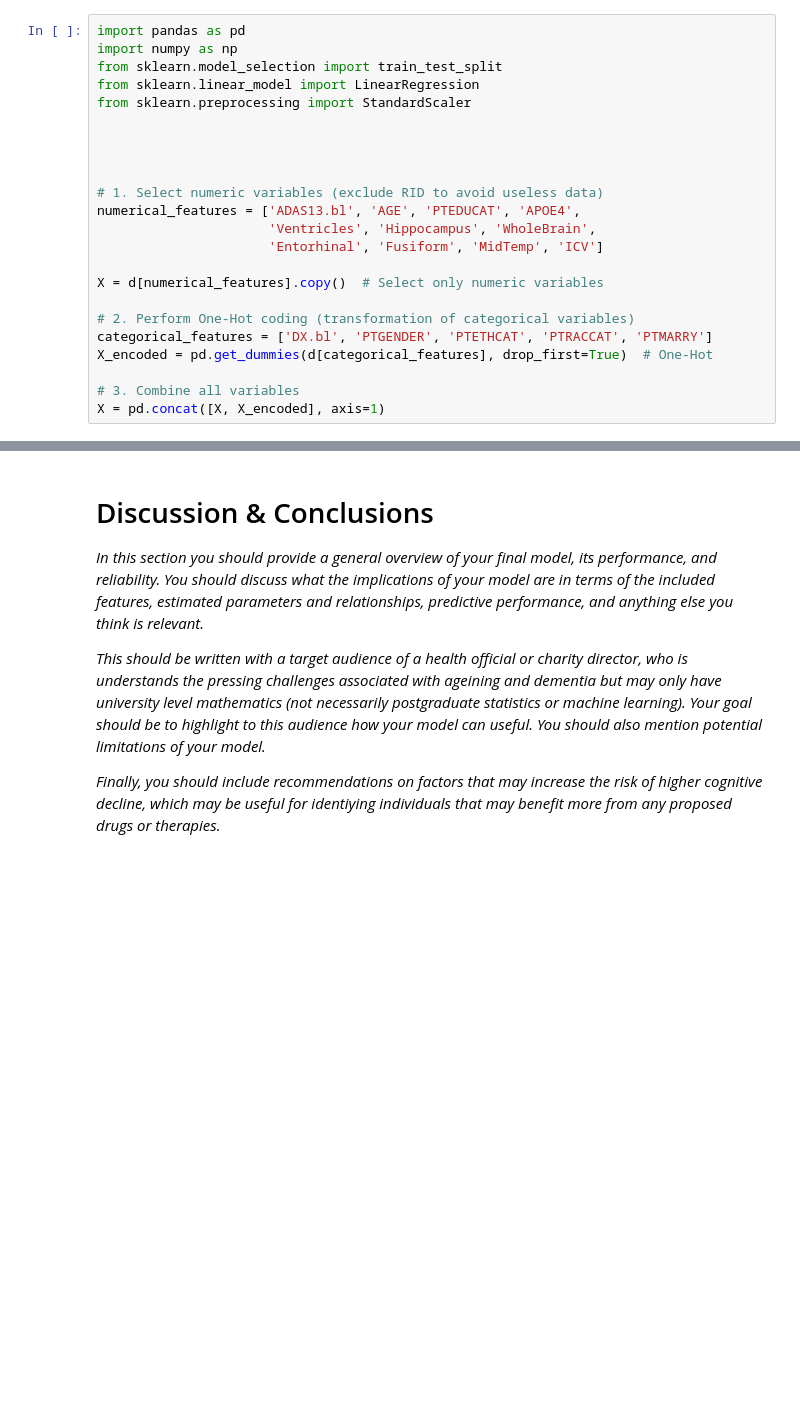
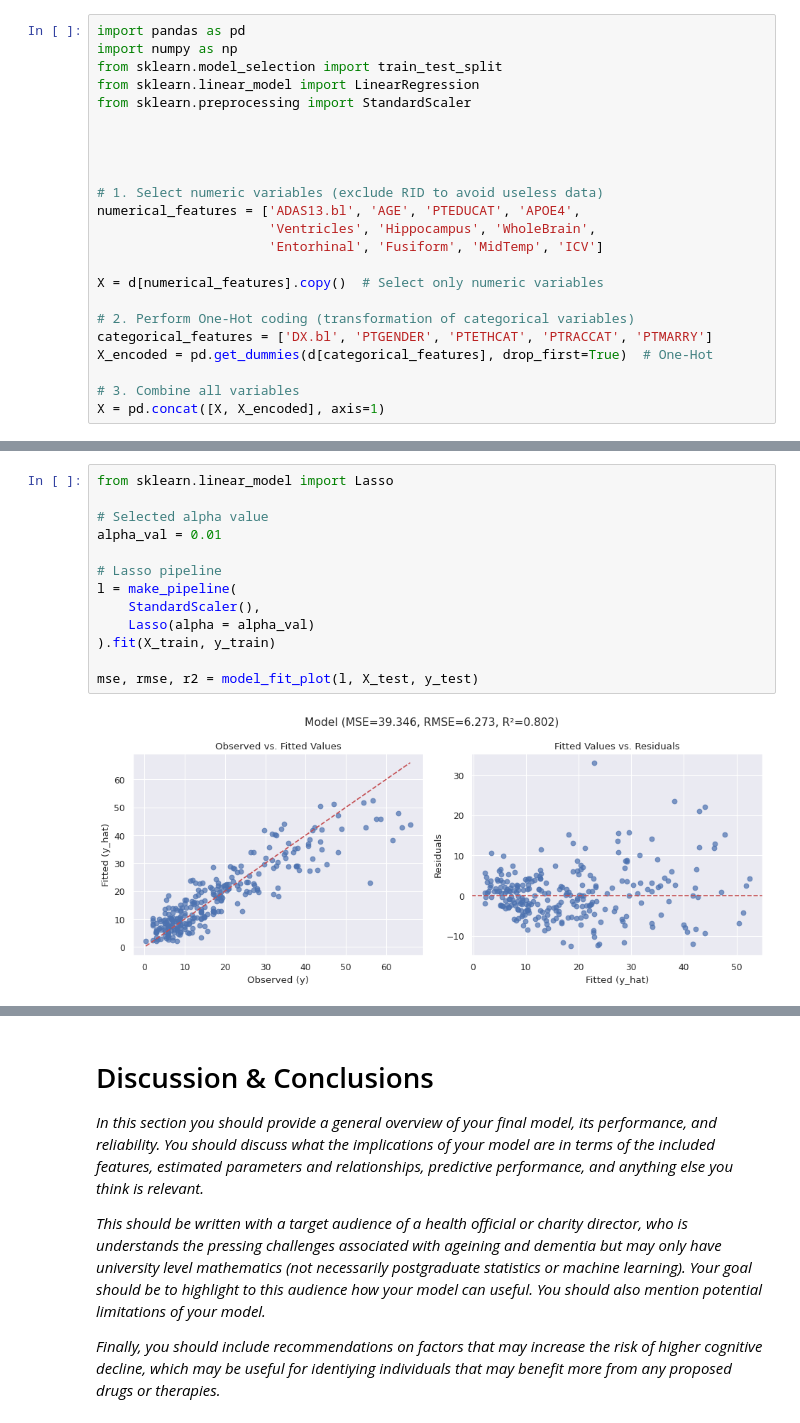
Before and after one commit to Aleksandra-kalucka/Machine-Learning-project-1, a Jupyter notebook: project1.group (2).ipynb, the cells around one changed output, grey strips where cells are left out. Saved outputs shown, nothing was run; the diff lists cells and outputs as text; blank space fills up the shorter version.

```diff
--- a/project1.group (2).ipynb
+++ b/project1.group (2).ipynb
@@ -401,0 +456,15 @@ The model’s output shows that baseline ADAS13 score (ADAS13.bl) and the APOE4
+# %%
+from sklearn.linear_model import Lasso
+
+# Selected alpha value
+alpha_val = 0.01
+
+# Lasso pipeline
+l = make_pipeline(
+    StandardScaler(),
+    Lasso(alpha = alpha_val)
+).fit(X_train, y_train)
+
+mse, rmse, r2 = model_fit_plot(l, X_test, y_test)
+# %% [output]
+[figure, added]
```
Also changed, not shown: parts of 8 cells of this notebook, 1 other file.
